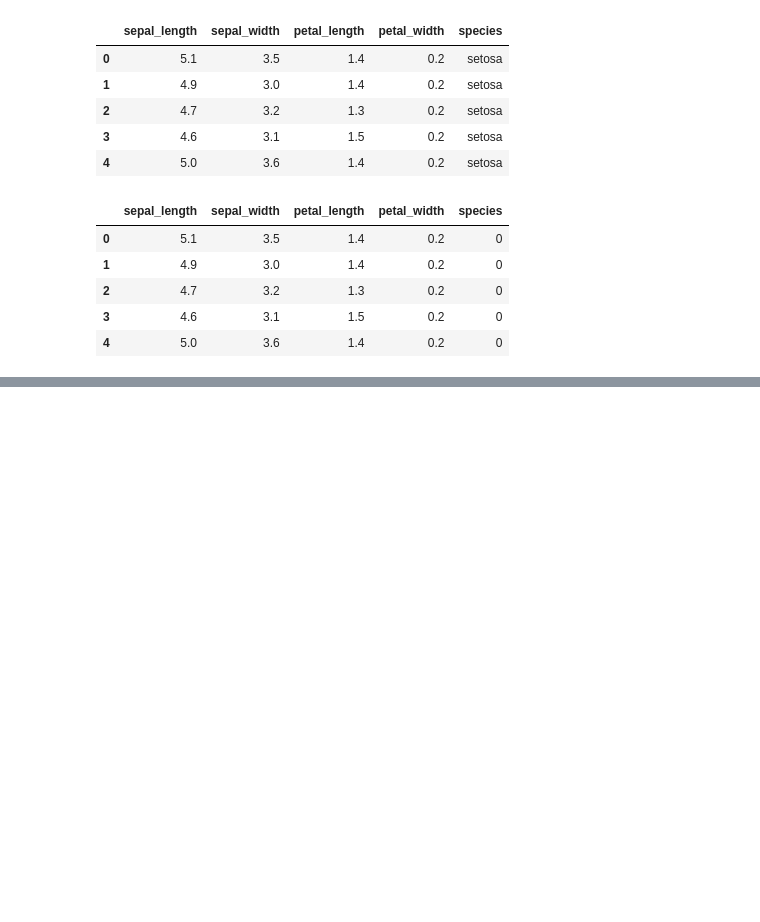
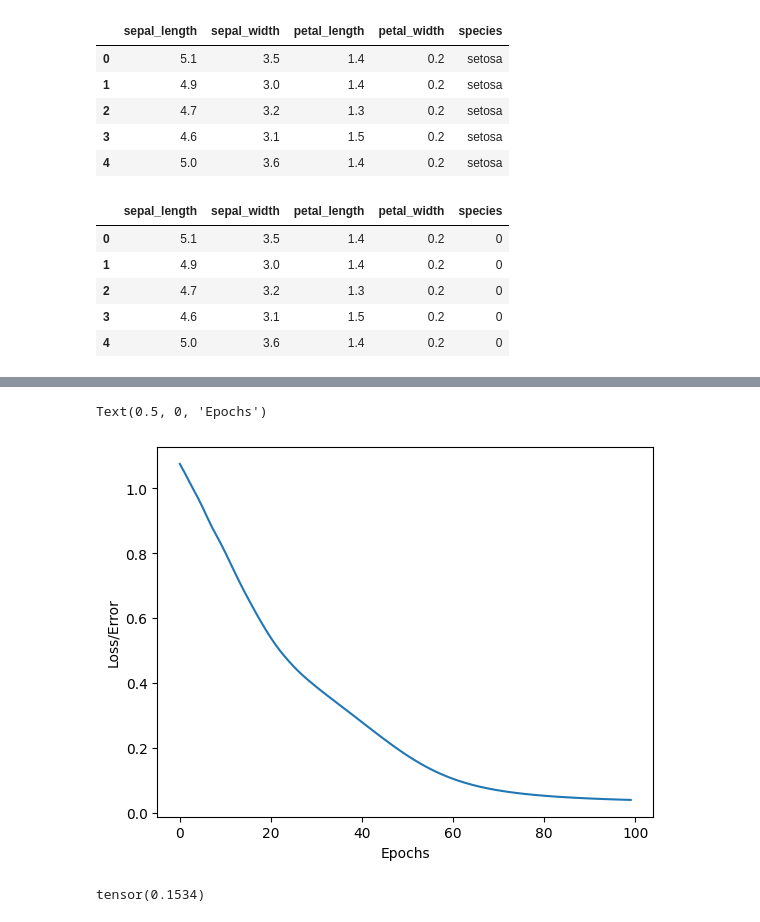
Before and after one commit to markpedraza/Starter-Neural-Network, a Jupyter notebook: FirstNeuralNetwork.ipynb, the cells around one changed output, grey strips where cells are left out. Saved outputs shown, nothing was run; the diff lists cells and outputs as text; code cells hidden in the pictures; blank space fills up the shorter version.

```diff
--- a/FirstNeuralNetwork.ipynb
+++ b/FirstNeuralNetwork.ipynb
@@ -21,7 +21,7 @@ class Model(nn.Module):
         super().__init__()
         self.fc1 = nn.Linear(in_features, h1)
         self.fc2 = nn.Linear(h1, h2)
-        self.fc1 = nn.Linear(h2, out_features)
+        self.out = nn.Linear(h2, out_features)
 
     def forward(self, x):
         x = F.relu(self.fc1(x))
@@ -91,3 +91,28 @@ criterion = nn.CrossEntropyLoss()
 
 # Choose Optimizer, (Adam Optimizer), lr = learning rate (if error doesnt go down after a bunch of iterations (epocs), lower learning rate)
 optimizer = torch.optim.Adam(model.parameters(), lr=0.01)
+# %%
+# Train our model
+# Epochs? (one run thru all the training data in our network)
+epochs = 100
+losses = [] # we want to minize our losses over time. We will append them here each time
+
+for i in range(epochs):
+  # Go foward and get a prediction
+  y_pred = model.forward(X_train) # Get predicted results
+
+  # Measure the loss/error. Gonna be high at first
+  loss = criterion(y_pred, y_train) # predicted value vs the y_train value
+
+  # Keep Track of our losses (dont have to do this but it will help determine if this is working correctly)
+  losses.append(loss.detach().numpy())
+
+  # print every 10 epoch
+  if i % 10 == 0:
+    print(f'Epoch: {i} and loss: {loss}')
+
+  # Do some back propagation: take the error rate of foward propogation and feed it back
+  # thru the network to fine tune the weights
+  optimizer.zero_grad()
+  loss.backward()
+  optimizer.step()
@@ -93,0 +130,8 @@ optimizer = torch.optim.Adam(model.parameters(), lr=0.01)
+# %%
+# Graph out losses over epochs
+plt.plot(range(epochs), losses)
+plt.ylabel('Loss/Error')
+plt.xlabel('Epochs')
+# %% [output]
+Text(0.5, 0, 'Epochs')
+[figure, added]
@@ -93,0 +143,4 @@ optimizer = torch.optim.Adam(model.parameters(), lr=0.01)
+# %%
+loss
+# %% [output]
+tensor(0.1534)
```
Also changed, not shown: parts of 10 cells of this notebook.
